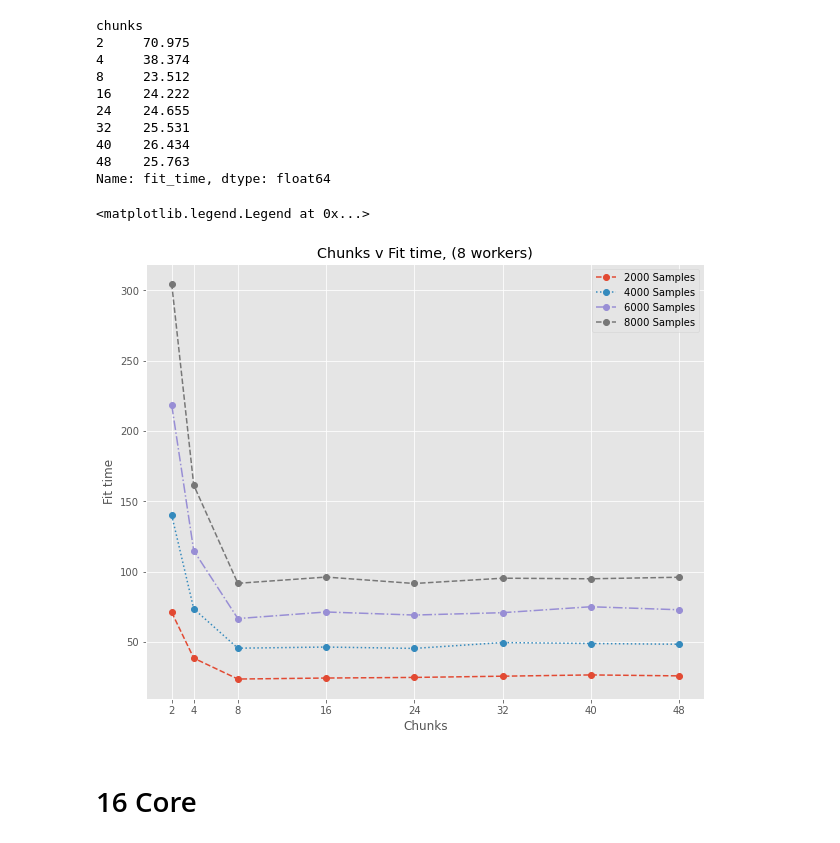
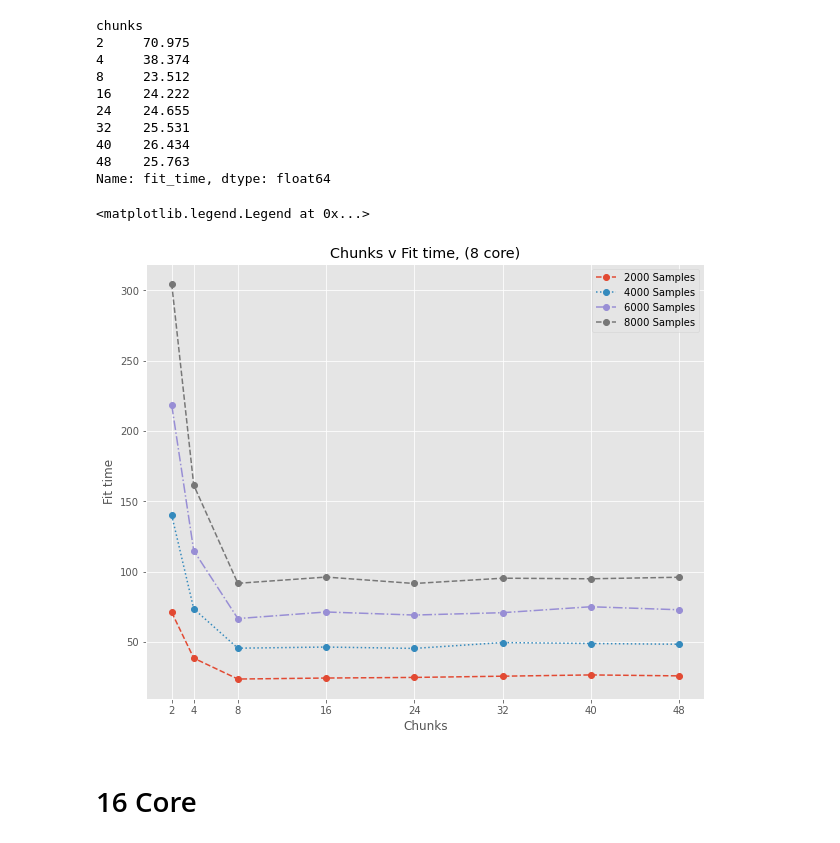
Before and after one commit to wd15/Pace_visualization, a Jupyter notebook: pace_visualization_alldata.ipynb, the cells around one changed output. Drawn from its saved outputs; the diff is of its cells as text; code cells hidden in the pictures.

```diff
--- a/pace_visualization_alldata.ipynb
+++ b/pace_visualization_alldata.ipynb
@@ -77,20 +77,20 @@ Name: fit_time, dtype: float64
 # %%
 plt.style.use('ggplot')
 
 plt.figure(figsize=(10, 8))
 
 plt.plot(data2000.index, data2000.iloc[:,1],'o--', label='2000 Samples')
 plt.plot(data4000.index, data4000.iloc[:,1], 'o:', label='4000 Samples')
 plt.plot(data6000.index, data6000.iloc[:,1], 'o-.', label='6000 Samples')
 plt.plot(data8000.index, data8000.iloc[:,1], 'o--', label='8000 Samples')
 plt.xticks(data2000.index)
-plt.title('Chunks v Fit time, (8 workers)')
+plt.title('Chunks v Fit time, (8 core)')
 plt.xlabel('Chunks')
 plt.ylabel('Fit time')
 plt.legend()
 # %% [output]
 <matplotlib.legend.Legend at 0x...>
-[figure, old version]
+[figure, new version]
 # %% [markdown]
 # 16 Core
 # %%
```
Also changed, not shown: parts of 8 cells of this notebook.
